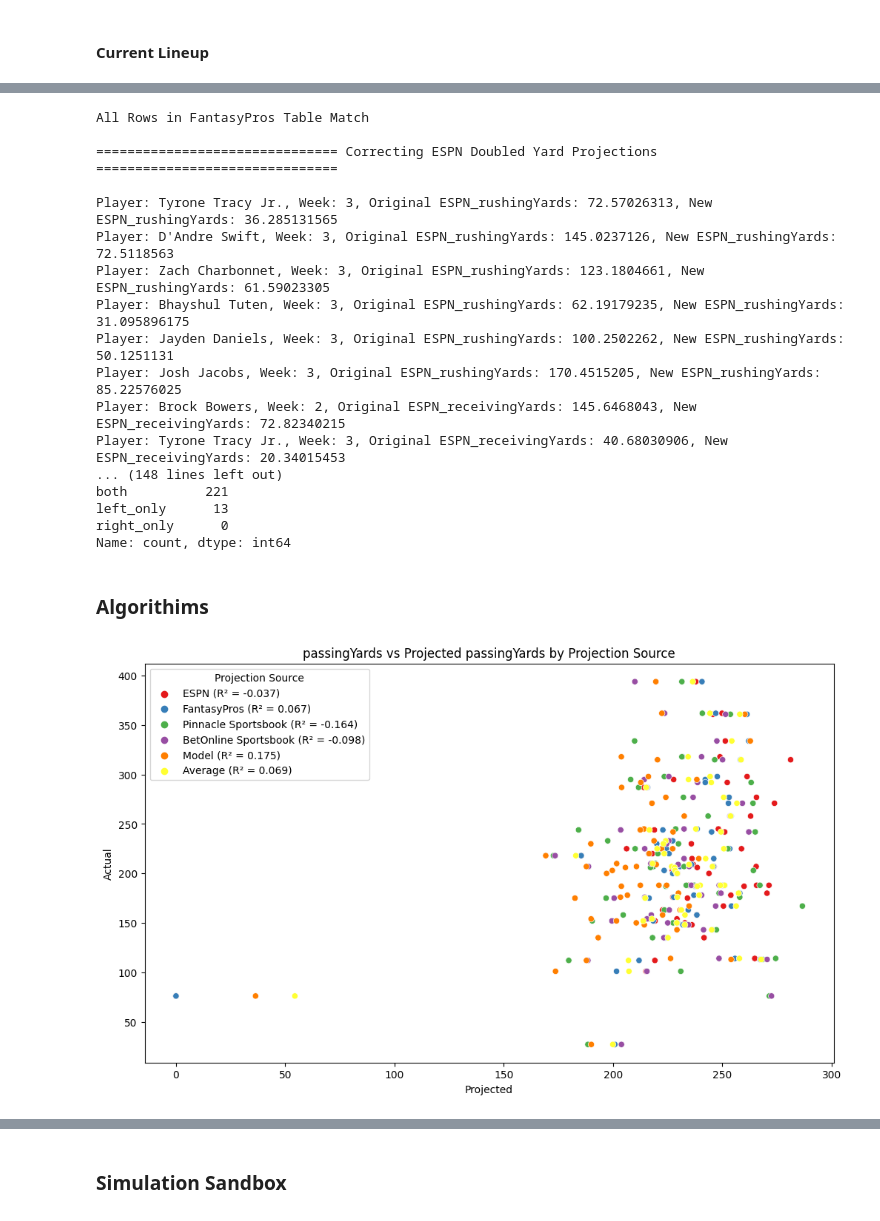
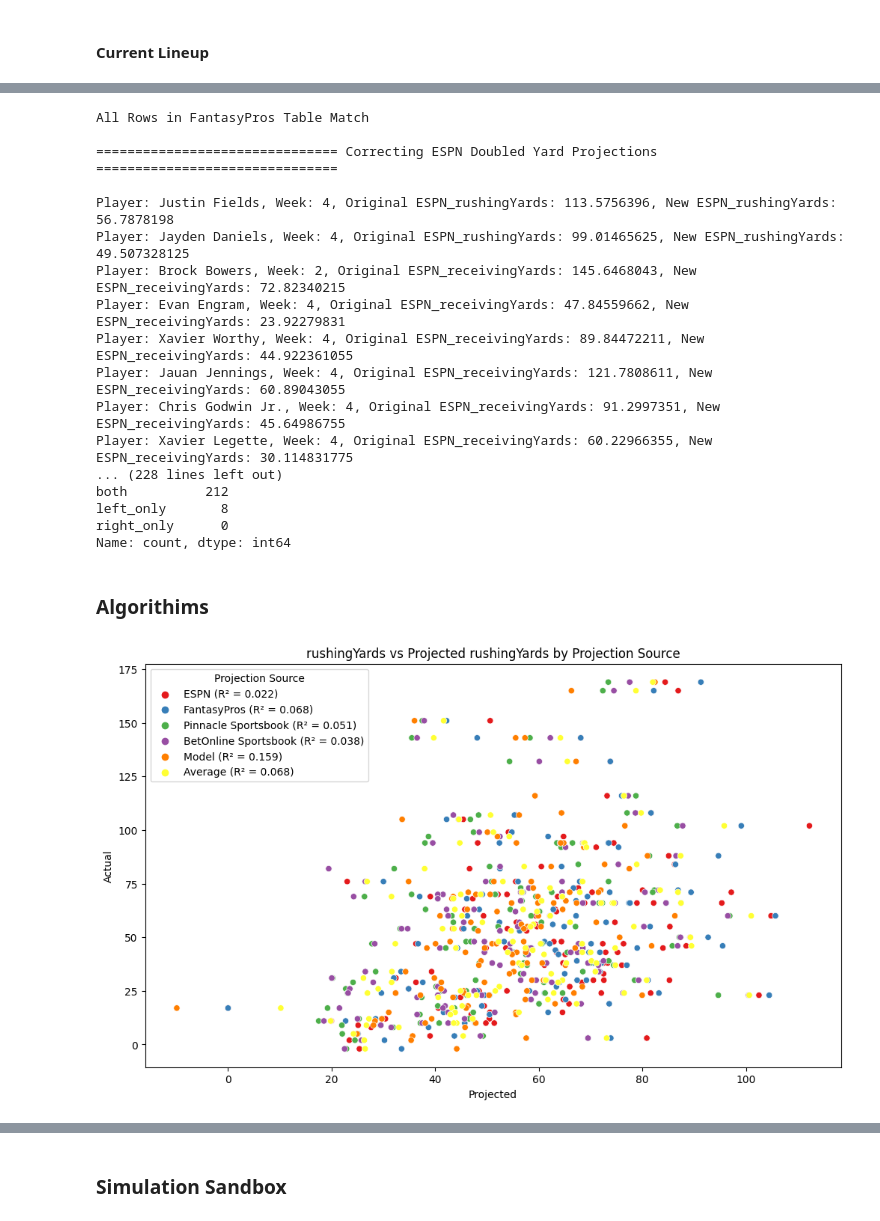
Before and after one commit to twinfield10/ESPN_FFL, a Jupyter notebook: FF Analysis Notebook.ipynb, the cells around one changed output, grey strips where cells are left out. Drawn from its saved outputs; the diff is of its cells as text; code cells hidden in the pictures.

Commit message:
Week 4 Commit

```diff
--- a/FF Analysis Notebook.ipynb
+++ b/FF Analysis Notebook.ipynb
@@ -70,7 +70,7 @@ Requirement already satisfied: packaging in /Users/tommywinfield/Library/Python/
 # %% [markdown]
 ## 1) Set League ##
 # %%
-select_league = "Knights_FFL"
+select_league = "John_ATL_League"
 # Tommy Leagues: Winfield_Football, Knights_FFL, GOP_Degenerates, Weenieless_Wanderers
 # Will Leagues: 12 Dudes one Cup
 # Cooleen Leagues: Big Red Fantasy Football
@@ -536,17 +536,17 @@ All Rows in FantasyPros Table Match
 
 =============================== Correcting ESPN Doubled Yard Projections ===============================
 
-Player: Tyrone Tracy Jr., Week: 3, Original ESPN_rushingYards: 72.57026313, New ESPN_rushingYards: 36.285131565
-Player: D'Andre Swift, Week: 3, Original ESPN_rushingYards: 145.0237126, New ESPN_rushingYards: 72.5118563
-Player: Zach Charbonnet, Week: 3, Original ESPN_rushingYards: 123.1804661, New ESPN_rushingYards: 61.59023305
-Player: Bhayshul Tuten, Week: 3, Original ESPN_rushingYards: 62.19179235, New ESPN_rushingYards: 31.095896175
-Player: Jayden Daniels, Week: 3, Original ESPN_rushingYards: 100.2502262, New ESPN_rushingYards: 50.1251131
-Player: Josh Jacobs, Week: 3, Original ESPN_rushingYards: 170.4515205, New ESPN_rushingYards: 85.22576025
+Player: Justin Fields, Week: 4, Original ESPN_rushingYards: 113.5756396, New ESPN_rushingYards: 56.7878198
+Player: Jayden Daniels, Week: 4, Original ESPN_rushingYards: 99.01465625, New ESPN_rushingYards: 49.507328125
 Player: Brock Bowers, Week: 2, Original ESPN_receivingYards: 145.6468043, New ESPN_receivingYards: 72.82340215
-Player: Tyrone Tracy Jr., Week: 3, Original ESPN_receivingYards: 40.68030906, New ESPN_receivingYards: 20.34015453
-... (148 lines left out)
-both          221
-left_only      13
+Player: Evan Engram, Week: 4, Original ESPN_receivingYards: 47.84559662, New ESPN_receivingYards: 23.92279831
+Player: Xavier Worthy, Week: 4, Original ESPN_receivingYards: 89.84472211, New ESPN_receivingYards: 44.922361055
+Player: Jauan Jennings, Week: 4, Original ESPN_receivingYards: 121.7808611, New ESPN_receivingYards: 60.89043055
+Player: Chris Godwin Jr., Week: 4, Original ESPN_receivingYards: 91.2997351, New ESPN_receivingYards: 45.64986755
+Player: Xavier Legette, Week: 4, Original ESPN_receivingYards: 60.22966355, New ESPN_receivingYards: 30.114831775
+... (228 lines left out)
+both          212
+left_only       8
 right_only      0
 Name: count, dtype: int64
 # %% [markdown]
@@ -882,35 +882,35 @@ def create_ESPN_combo(stat, visualize = True, pos_filter = None):
         df_melted.replace({"Projection Source": label_map}, inplace=True)
 
         r2_scores = {}
         for source in df_melted['Projection Source'].unique():
             subset = df_melted[df_melted['Projection Source'] == source]
             r2 = r2_score(subset[f'{stat}'], subset[f'Projected {stat}'])
             r2_scores[source] = r2
 
 
         # Plot using seaborn
         plt.figure(figsize=(12, 7))
         sns.scatterplot(x=f'Projected {stat}', y=f'{stat}', hue='Projection Source', data=df_melted, palette='Set1')
 
 
         handles, labels = plt.gca().get_legend_handles_labels()
         new_labels = [f'{label} (R² = {r2_scores[label]:.3f})' for label in labels]
         plt.legend(handles, new_labels, title='Projection Source')
 
         plt.title(f'{stat} vs Projected {stat} by Projection Source')
         plt.xlabel('Projected')
         plt.ylabel('Actual')
         plt.show()
 
     elif visualize == False:
         return clean
 
 pd.set_option('display.max_rows', None)
 pd.set_option('display.max_columns', None)
 
-create_ESPN_combo(stat = "passingYards", pos_filter=['QB'], visualize=True) #
+create_ESPN_combo(stat = "rushingYards", pos_filter=['RB'], visualize=True) #
 # %% [output]
-[figure, old version]
+[figure, new version]
 # %%
 def check_week(lu, week, own):
 
```
Also changed, not shown: parts of 10 cells of this notebook, 21 other files.
